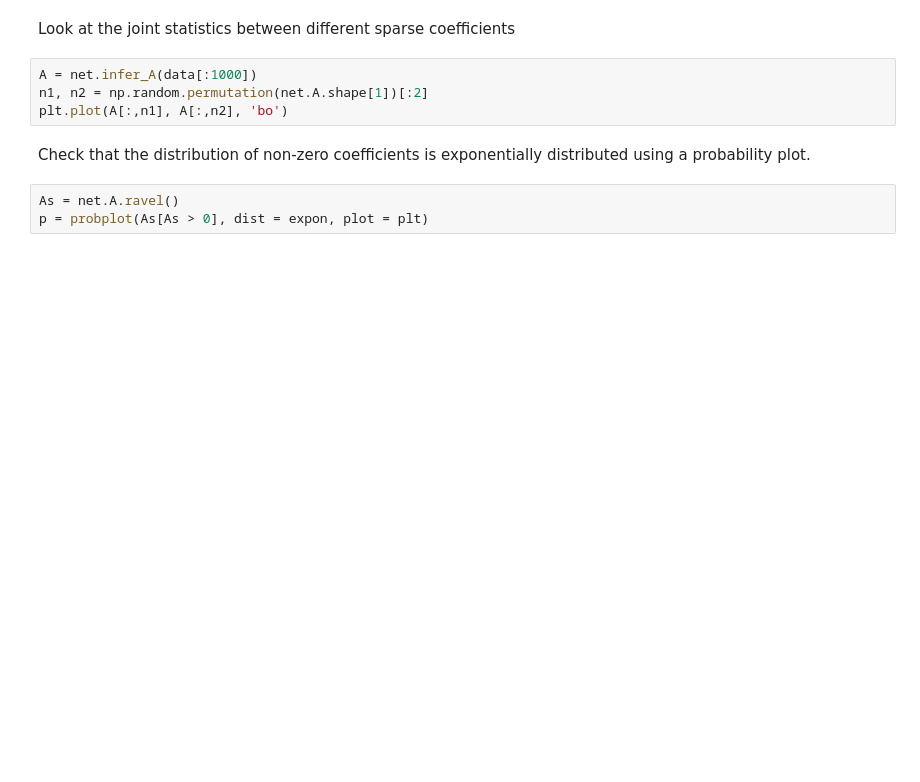
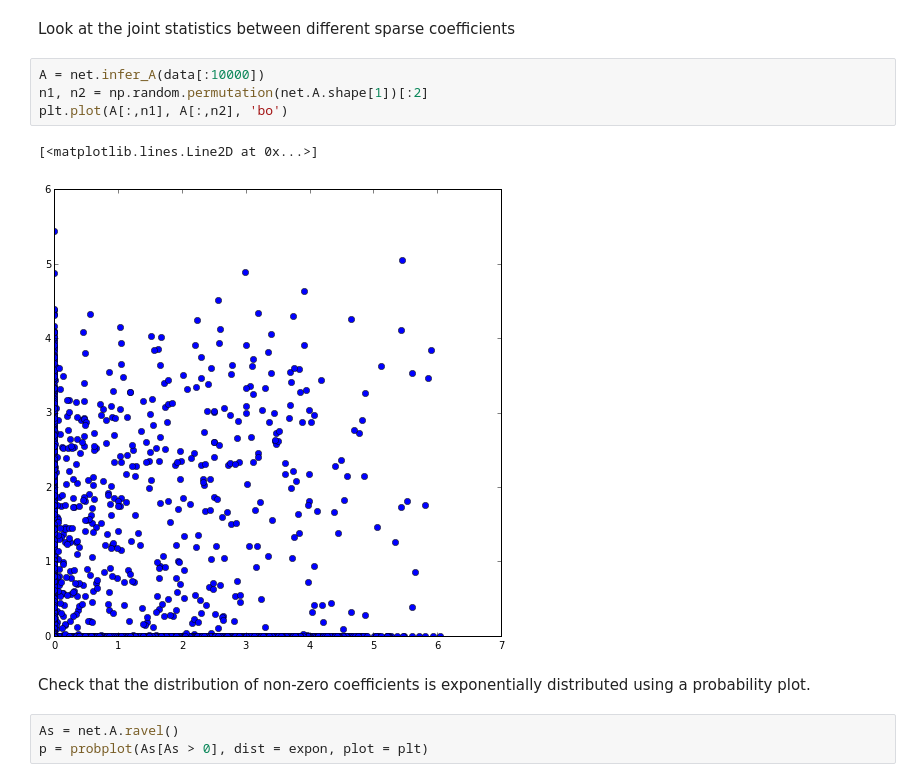
Before and after one commit to rctn/RCTN-neuro-bootcamp, a Jupyter notebook: sparse_coding.ipynb, the cells around one changed output. Drawn from its saved outputs; the diff is of its cells as text; blank space fills up the shorter version.

```diff
--- a/sparse_coding.ipynb
+++ b/sparse_coding.ipynb
@@ -152,9 +204,12 @@ plt.title('Active Dictionary Elements \n Scaled by their activations')
 # %% [markdown]
 Look at the joint statistics between different sparse coefficients
 # %%
-A = net.infer_A(data[:1000])
+A = net.infer_A(data[:10000])
 n1, n2 = np.random.permutation(net.A.shape[1])[:2]
 plt.plot(A[:,n1], A[:,n2], 'bo')
+# %% [output]
+[<matplotlib.lines.Line2D at 0x...>]
+[figure, added]
 # %% [markdown]
 Check that the distribution of non-zero coefficients is exponentially distributed using a probability plot.
 # %%
```
Also changed, not shown: parts of 12 cells of this notebook, 1 other file.
